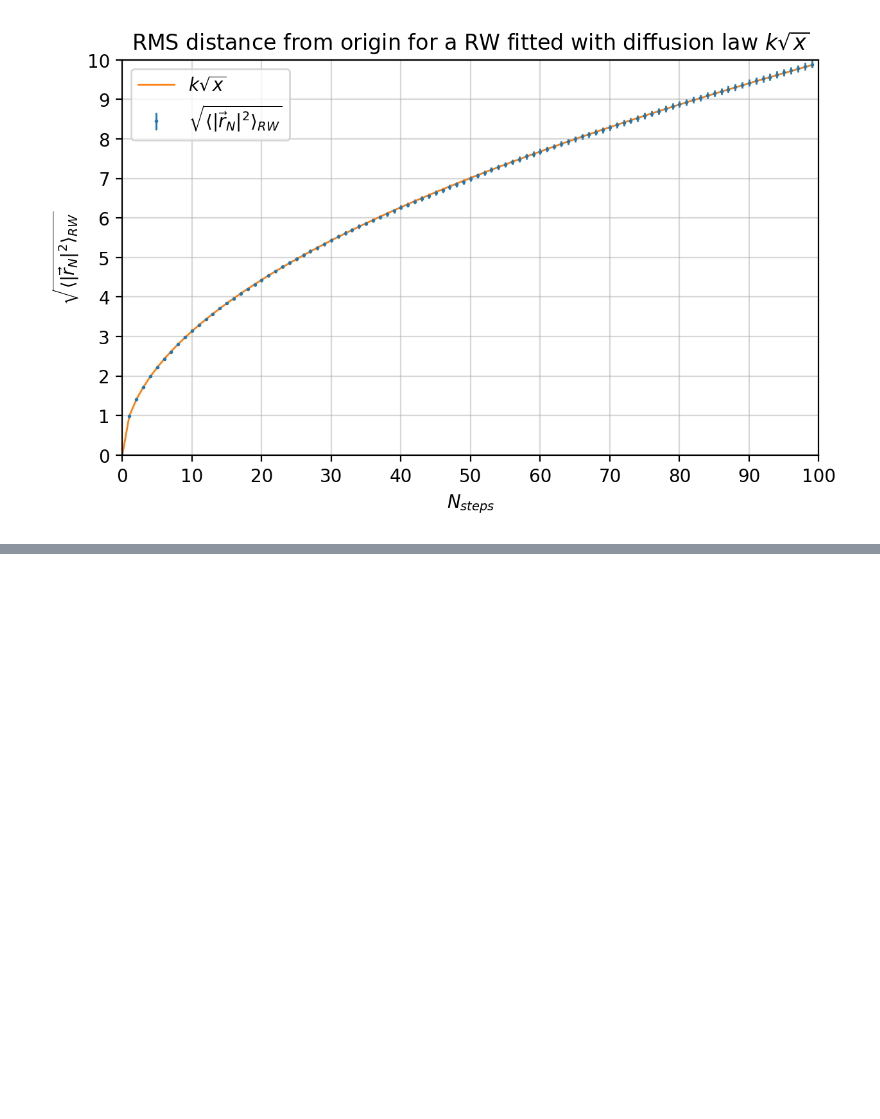
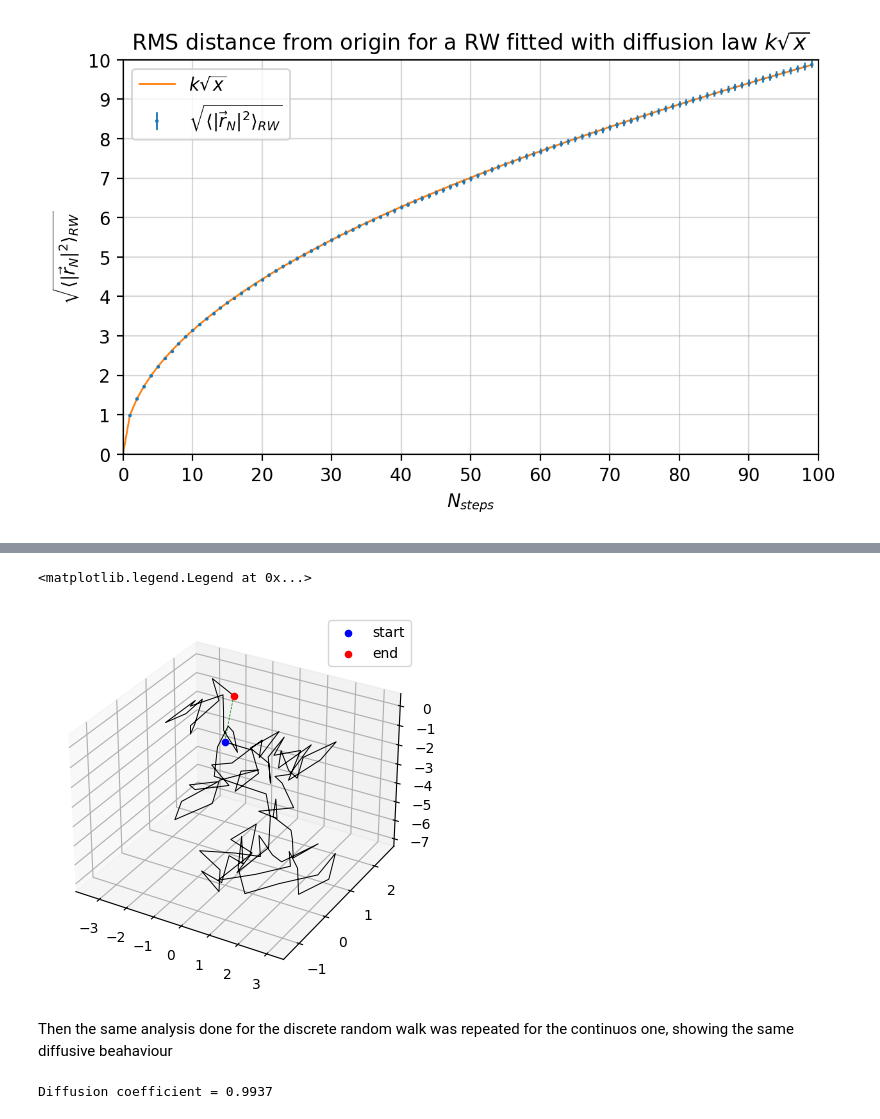
Before and after one commit to Giac97/Simulazione-Numerica, a Jupyter notebook: notebooks/Exercise 2/Exercise 2 - Analysis.ipynb, the cells around one changed output, grey strips where cells are left out. Cells and saved outputs as stored; diff of their text form; code cells hidden in the pictures; blank space fills up the shorter version.

Commit message:
Notebook for ex 2 added continuos rw

```diff
--- a/notebooks/Exercise 2/Exercise 2 - Analysis.ipynb
+++ b/notebooks/Exercise 2/Exercise 2 - Analysis.ipynb
@@ -62,0 +110,17 @@ plt.savefig("susrw.png")
+# %%
+import matplotlib.pyplot as plt
+from mpl_toolkits.mplot3d import Axes3D
+
+fig = plt.figure()
+ax = fig.add_subplot(111, projection='3d')
+x, y, z = np.loadtxt("rw_continue_points.dat", unpack = True)
+ax.plot(x, y, z, c='k',linewidth=0.7)  # 'c' specifies the color, 'marker' specifies the marker style
+ax.scatter(x[0],y[0],z[0], label = "start", c = "b")
+ax.scatter(x[-1],y[-1],z[-1], label = "end", c = "r")
+ax.plot([x[0], x[-1]],[y[0], y[-1]],[z[0], z[-1]], "--", linewidth=0.5, c = "g")
+ax.legend()
+# %% [output]
+<matplotlib.legend.Legend at 0x...>
+[figure, added]
+# %% [markdown]
+Then the same analysis done for the discrete random walk was repeated for the continuos one, showing the same diffusive beahaviour
@@ -62,0 +130,5 @@ plt.savefig("susrw.png")
+# %%
+k = curve_fit(diffusion, x, sqrt_dist)[0][0]
+print("Diffusion coefficient = {:.4f}".format(k))
+# %% [output]
+Diffusion coefficient = 0.9937
```
Also changed, not shown: parts of 17 cells of this notebook, 5 other files.
